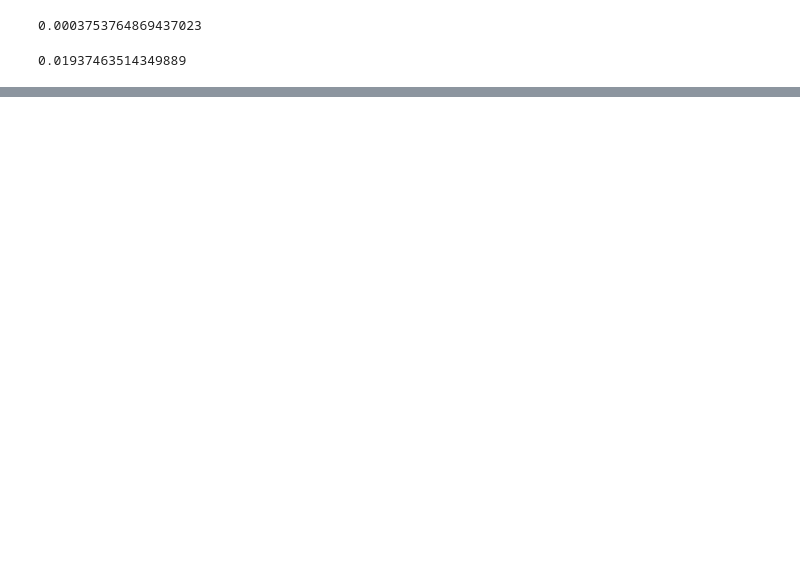
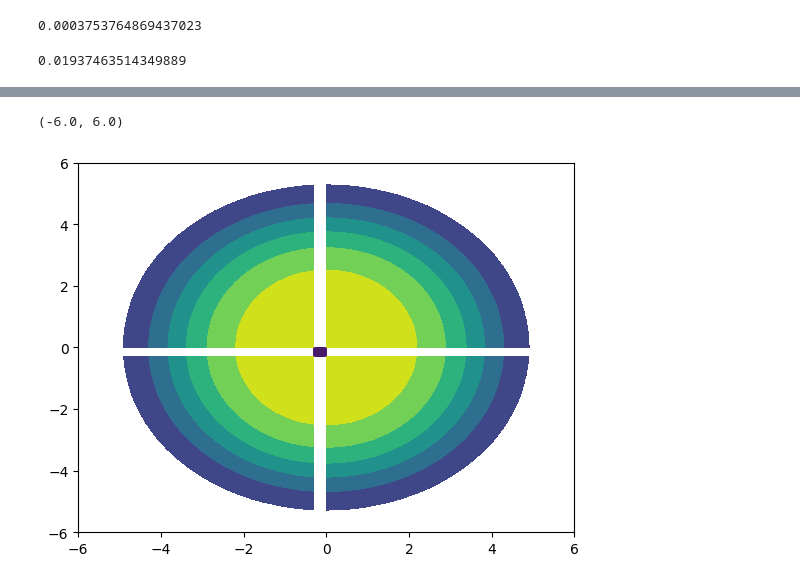
Before and after one commit to J0eLie/Kadanoff-Baym, a Jupyter notebook: python/Corr.ipynb, the cells around one changed output, grey strips where cells are left out. Cells and saved outputs as stored; diff of their text form; code cells hidden in the pictures; blank space fills up the shorter version.

```diff
--- a/python/Corr.ipynb
+++ b/python/Corr.ipynb
@@ -89,0 +104,3 @@ np.sqrt(hbar*hbar * 2.0 * np.log(2) / 40 /40)
+# %%
+filein='distribution_45'
+data = np.loadtxt(filein).reshape((60, 60, 60))[:,0,:]
@@ -89,0 +116,9 @@ np.sqrt(hbar*hbar * 2.0 * np.log(2) / 40 /40)
+# %%
+X, Y = np.meshgrid(px, px)
+# %%
+plt.contourf(X, Y, data)
+plt.xlim(-6, 6)
+plt.ylim(-6, 6)
+# %% [output]
+(-6.0, 6.0)
+[figure, added]
```
Also changed, not shown: parts of 4 cells of this notebook, 12 other files.
